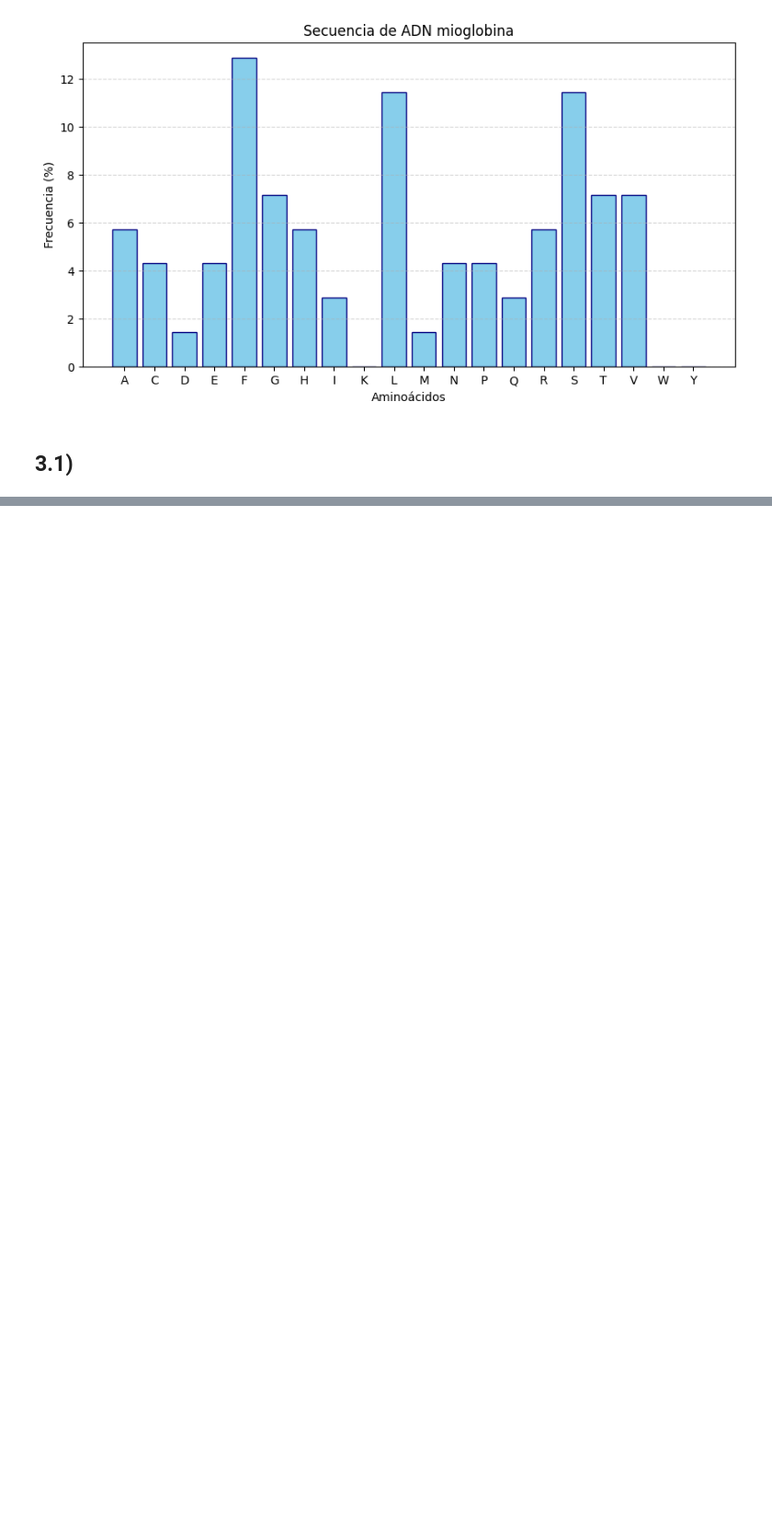
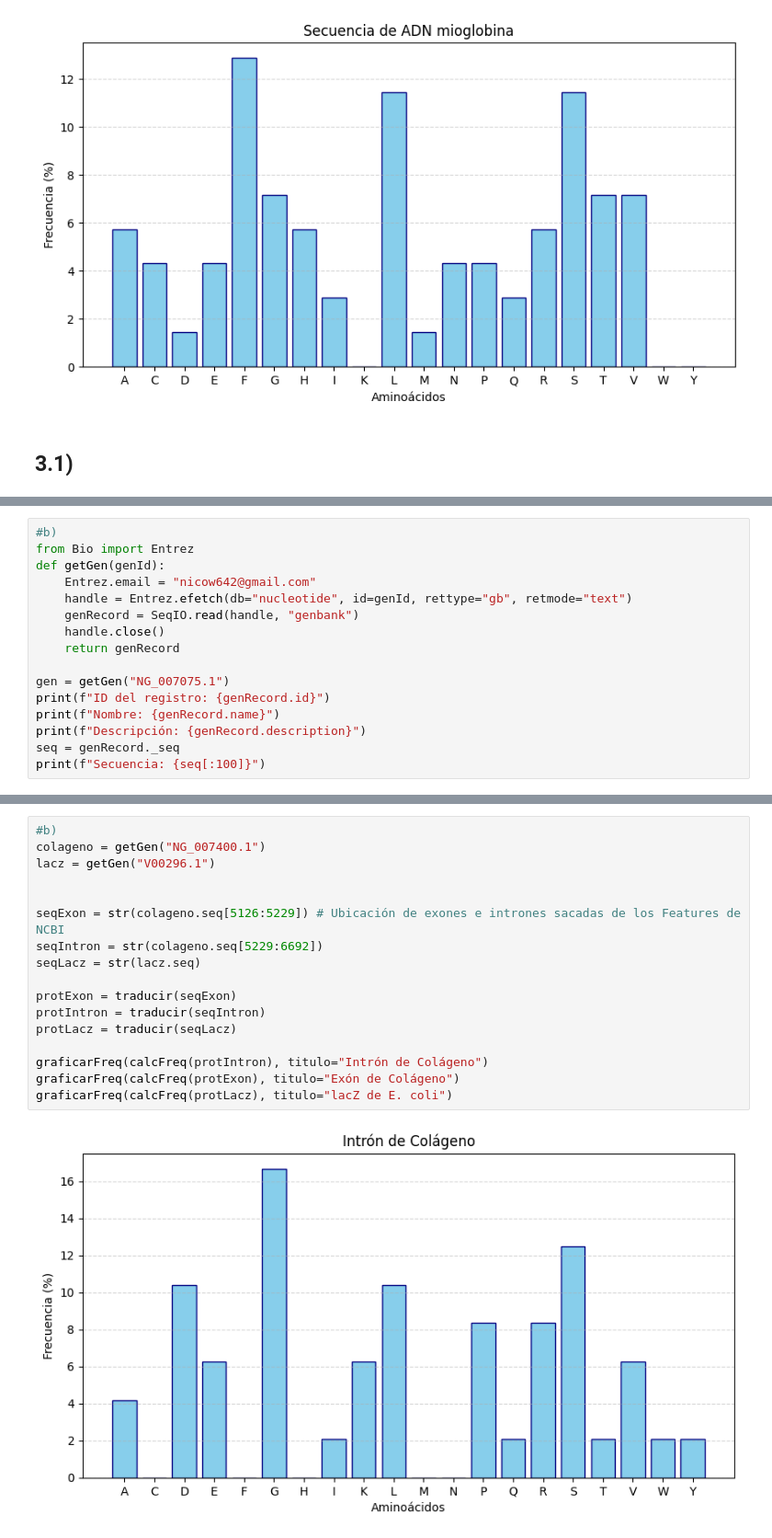
Before and after one commit to Nicowkra/BioInfoTps, a Jupyter notebook: TP1/TP1.ipynb, the cells around one changed output, grey strips where cells are left out. Shown at 92% size. Drawn from its saved outputs; the diff is of its cells as text; blank space fills up the shorter version.

```diff
--- a/TP1/TP1.ipynb
+++ b/TP1/TP1.ipynb
@@ -523,0 +599,16 @@ Seq('AGTACACTGGT')
+# %%
+#b)
+from Bio import Entrez
+def getGen(genId):
+    Entrez.email = "nicow642@gmail.com"
+    handle = Entrez.efetch(db="nucleotide", id=genId, rettype="gb", retmode="text")
+    genRecord = SeqIO.read(handle, "genbank")
+    handle.close()
+    return genRecord
+
+gen = getGen("NG_007075.1")
+print(f"ID del registro: {genRecord.id}")
+print(f"Nombre: {genRecord.name}")
+print(f"Descripción: {genRecord.description}")
+seq = genRecord._seq
+print(f"Secuencia: {seq[:100]}")
@@ -523,0 +659,19 @@ Seq('AGTACACTGGT')
+# %%
+#b)
+colageno = getGen("NG_007400.1")
+lacz = getGen("V00296.1")
+
+
+seqExon = str(colageno.seq[5126:5229]) # Ubicación de exones e intrones sacadas de los Features de NCBI
+seqIntron = str(colageno.seq[5229:6692])
+seqLacz = str(lacz.seq)
+
+protExon = traducir(seqExon)
+protIntron = traducir(seqIntron)
+protLacz = traducir(seqLacz)
+
+graficarFreq(calcFreq(protIntron), titulo="Intrón de Colágeno")
+graficarFreq(calcFreq(protExon), titulo="Exón de Colágeno")
+graficarFreq(calcFreq(protLacz), titulo="lacZ de E. coli")
+# %% [output]
+[figure, added]
```
Also changed, not shown: parts of 21 cells of this notebook, 6 other files.
